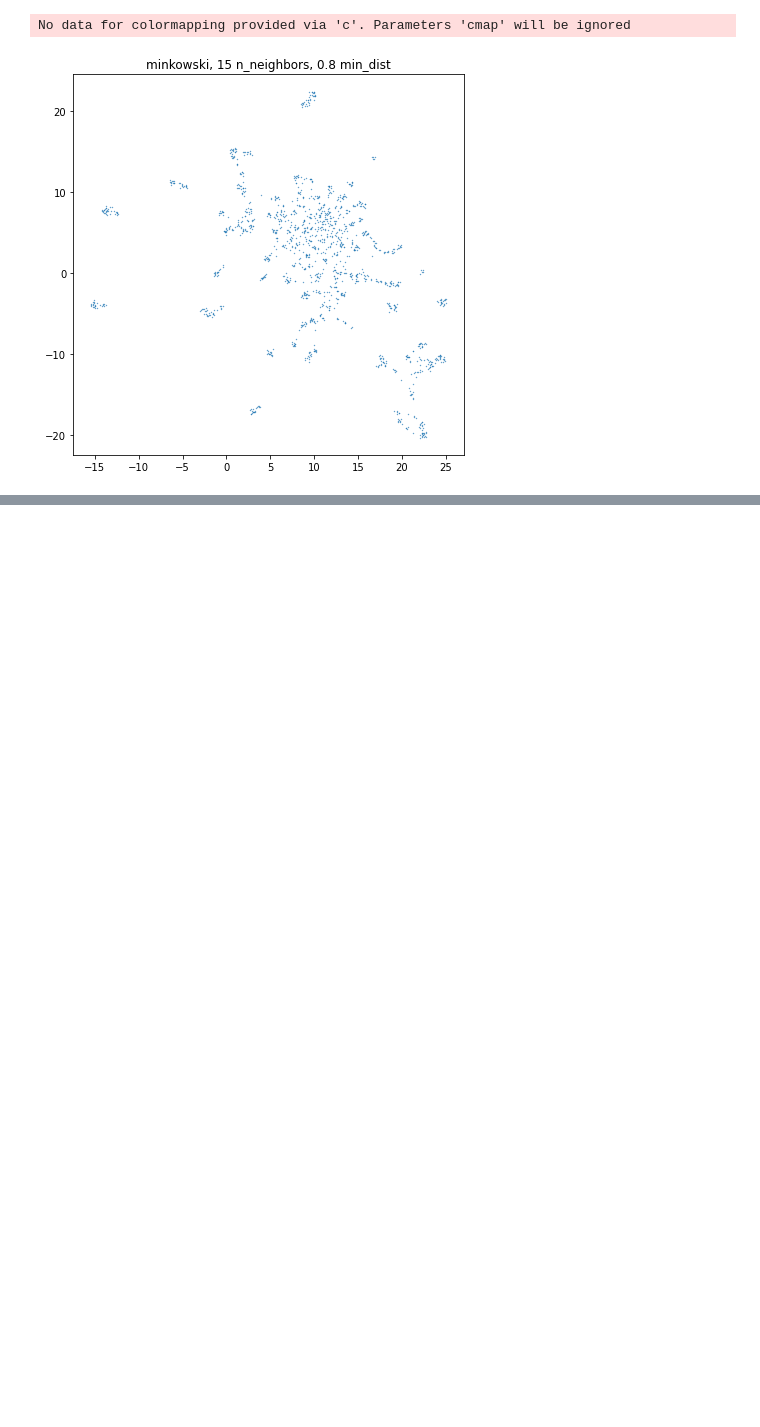
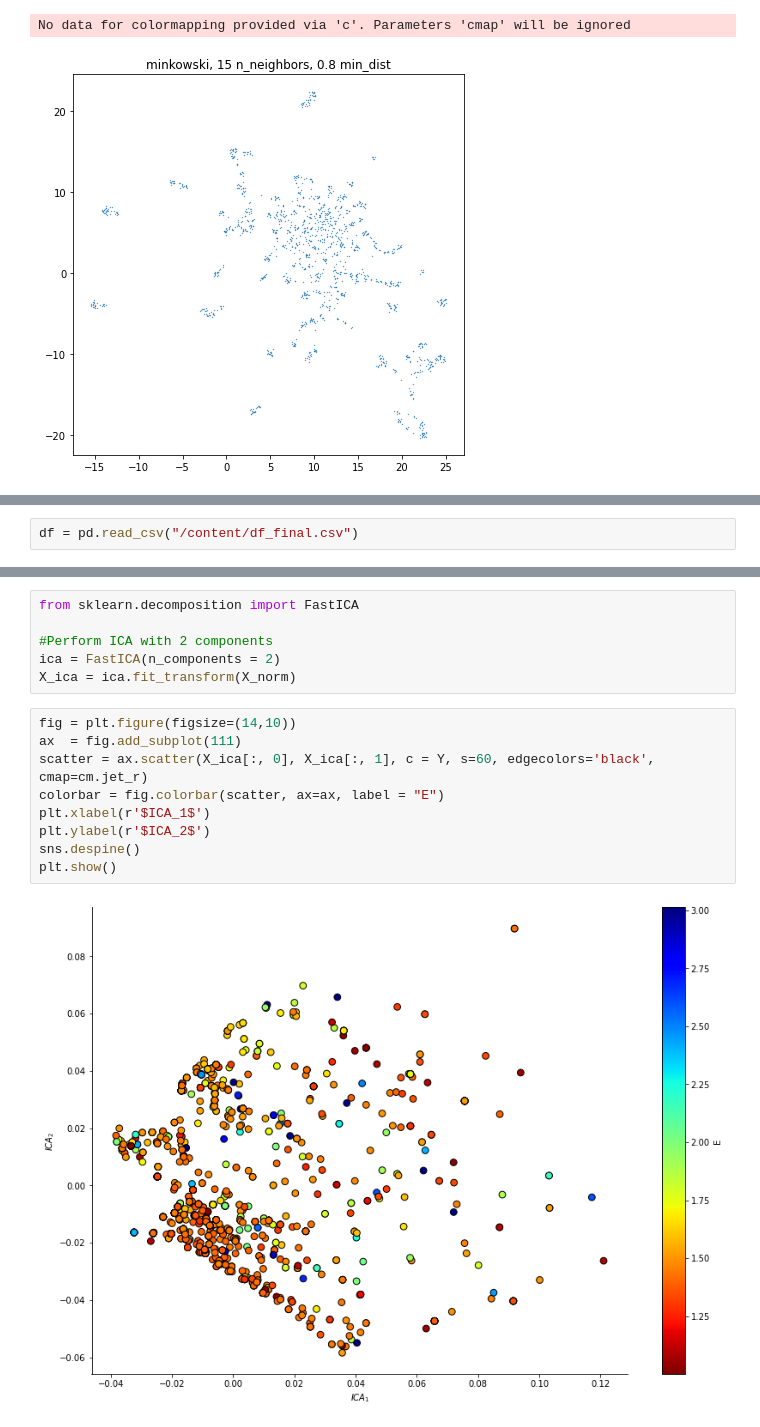
Before and after one commit to Gadeliya/Chemistry-algorithms-, a Jupyter notebook: Data_analysis.ipynb, the cells around one changed output, grey strips where cells are left out. Cells and saved outputs as stored; diff of their text form; blank space fills up the shorter version.

```diff
--- a/Data_analysis.ipynb
+++ b/Data_analysis.ipynb
@@ -356,0 +442,2 @@ No data for colormapping provided via 'c'. Parameters 'cmap' will be ignored
+# %%
+df = pd.read_csv("/content/df_final.csv")
@@ -356,0 +511,17 @@ No data for colormapping provided via 'c'. Parameters 'cmap' will be ignored
+# %%
+from sklearn.decomposition import FastICA
+
+#Perform ICA with 2 components
+ica = FastICA(n_components = 2)
+X_ica = ica.fit_transform(X_norm)
+# %%
+fig = plt.figure(figsize=(14,10))
+ax  = fig.add_subplot(111)
+scatter = ax.scatter(X_ica[:, 0], X_ica[:, 1], c = Y, s=60, edgecolors='black', cmap=cm.jet_r)
+colorbar = fig.colorbar(scatter, ax=ax, label = "E")
+plt.xlabel(r'$ICA_1$')
+plt.ylabel(r'$ICA_2$')
+sns.despine()
+plt.show()
+# %% [output]
+[figure, added]
```
Also changed, not shown: parts of 22 cells of this notebook.
